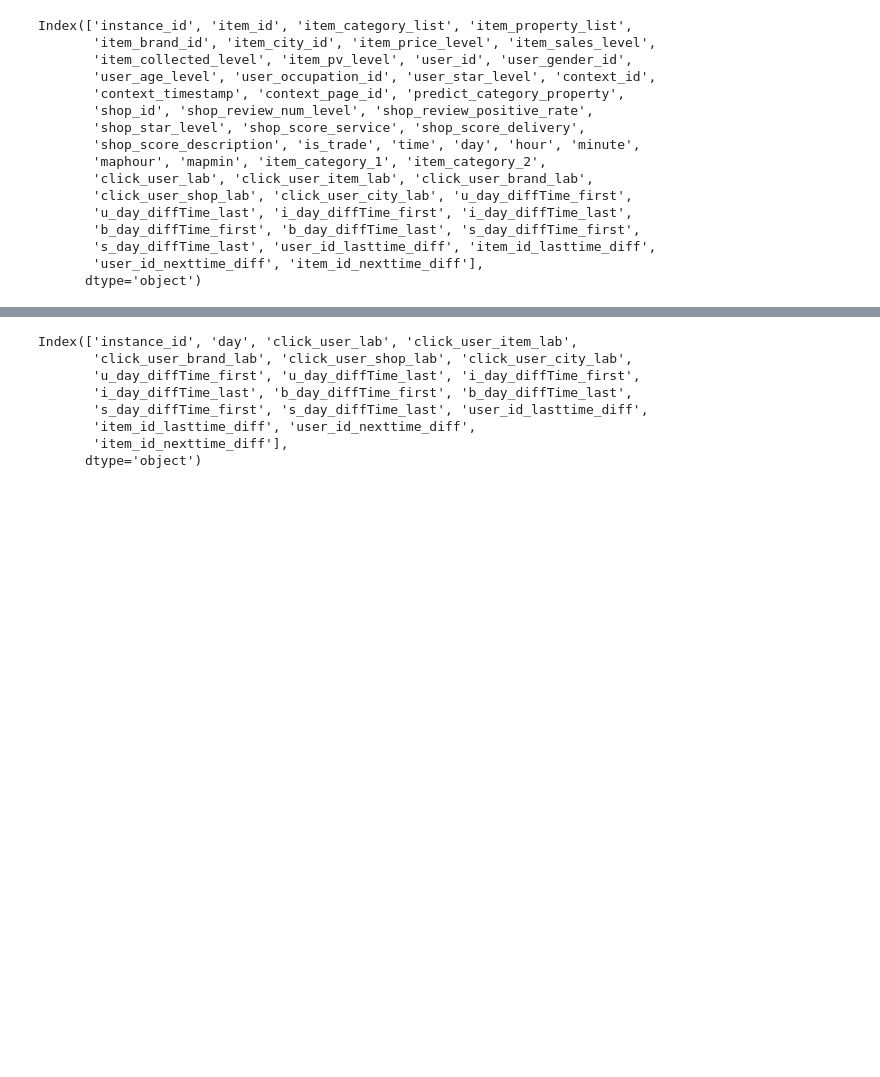
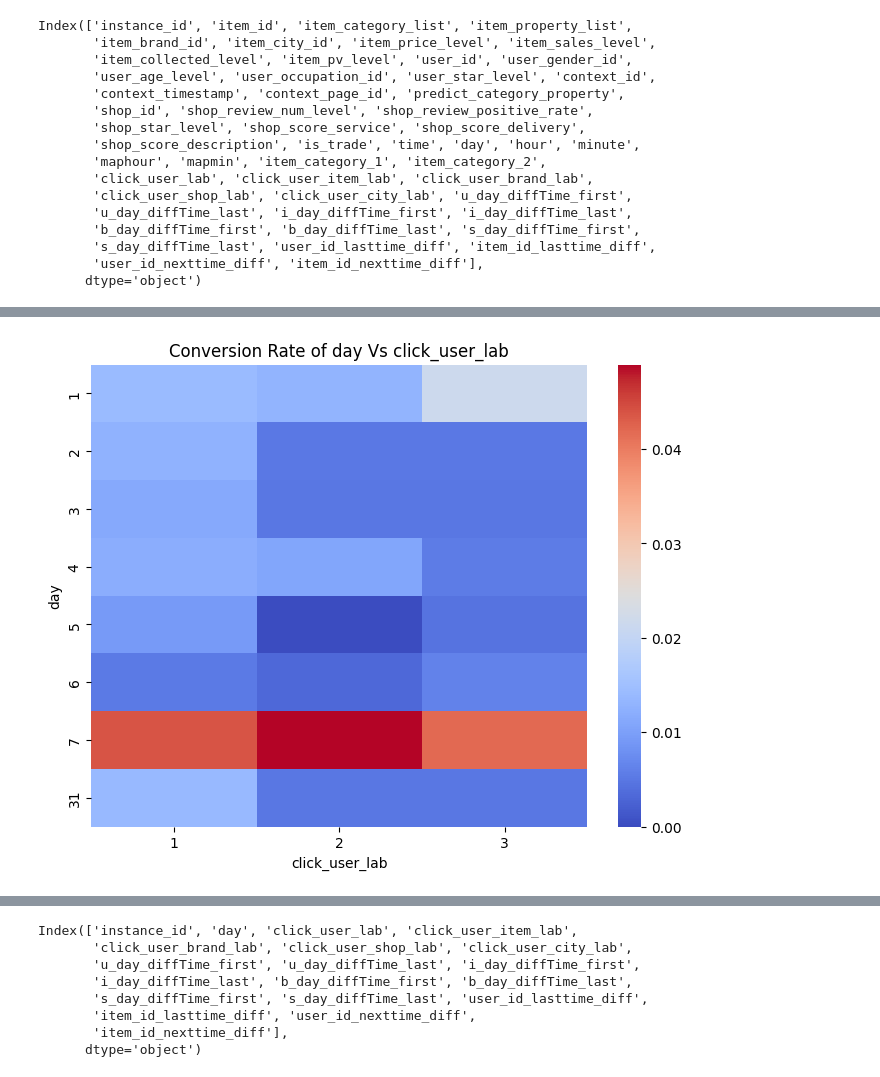
Before and after one commit to IBA6202MA/Search-Advertising-Conversion-Prediction, a Jupyter notebook: feature-engineering-02-click.ipynb, the cells around one changed output, grey strips where cells are left out. Drawn from its saved outputs; the diff is of its cells as text; code cells hidden in the pictures; blank space fills up the shorter version.

```diff
--- a/feature-engineering-02-click.ipynb
+++ b/feature-engineering-02-click.ipynb
@@ -156,7 +158,7 @@ gc.collect()
 ### 某用户某天某品牌
 # %%
 subset = ['item_brand_id','user_id', 'day']
-data['click_user_brand_lab'] = 0
+data['click_user_brand_lab'] = 1
 pos = data.duplicated(subset=subset, keep=False)
 data.loc[pos, 'click_user_brand_lab'] = 1
 pos = (~data.duplicated(subset=subset, keep='first')) & data.duplicated(subset=subset, keep=False)
@@ -427,0 +495,13 @@ Index(['instance_id', 'item_id', 'item_category_list', 'item_property_list',
+# %%
+def draw_heatmap(data,x,y,z):
+    grouped_df = data.groupby([x,y])[z].aggregate("mean").reset_index()
+    grouped_df = grouped_df.pivot(x,y, z)
+    plt.figure(figsize=(8, 6))
+    sns.heatmap(grouped_df, cmap="coolwarm")
+    title = "Conversion Rate of "+x+" Vs "+y
+    plt.title(title)
+    plt.show()
+# %%
+draw_heatmap(data,"day", "click_user_lab","is_trade")
+# %% [output]
+[figure, added]
```
Also changed, not shown: parts of 28 cells of this notebook.
